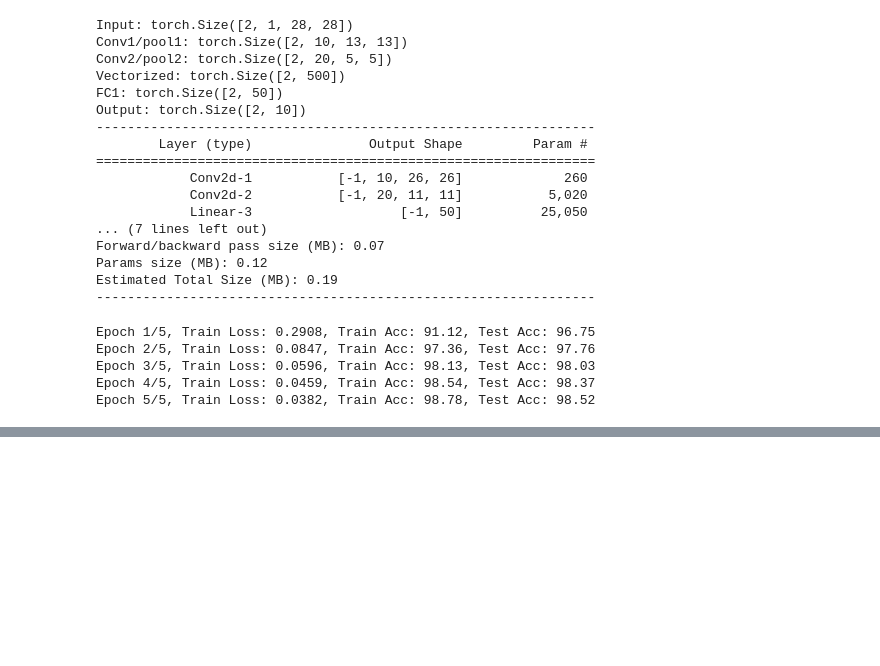
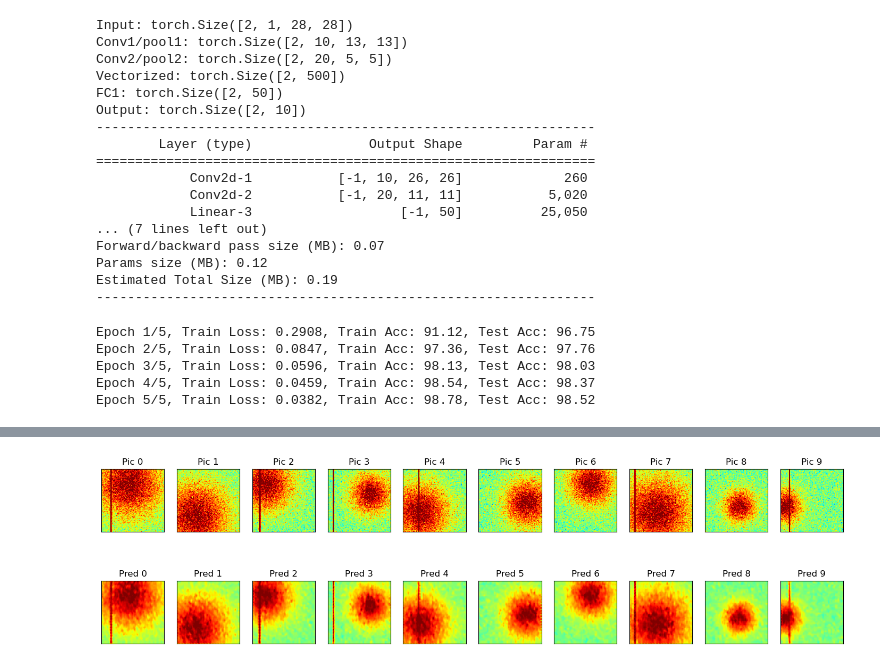
Before and after one commit to diaazg/Deep-learning, a Jupyter notebook: notebooks/CNN2.ipynb, the cells around one changed output, grey strips where cells are left out. Drawn from its saved outputs; the diff is of its cells as text; code cells hidden in the pictures; blank space fills up the shorter version.

```diff
--- a/notebooks/CNN2.ipynb
+++ b/notebooks/CNN2.ipynb
@@ -214,0 +364,25 @@ Epoch 5/5, Train Loss: 0.0382, Train Acc: 98.78, Test Acc: 98.52
+# %%
+pic2use = np.random.choice(nGauss,size=32,replace=False)
+X = images[pic2use,:,:,:]
+predections = net(X)
+
+fig,axs = plt.subplots(2,10,figsize=(18,5))
+
+for i in range(10):
+    G = torch.squeeze(X[i,:,:,:]).detach()
+    ax = axs[0,i]
+    ax.set_title(f'Pic {i}')
+    ax.imshow(G,cmap='jet',vmin=-1,vmax=1)
+    ax.set_xticks([])
+    ax.set_yticks([])
+
+    G = torch.squeeze(predections[i,:,:,:]).detach()
+    ax = axs[1,i]
+    ax.set_title(f'Pred {i}')
+    ax.imshow(G,cmap='jet',vmin=-1,vmax=1)
+    ax.set_xticks([])
+    ax.set_yticks([])
+
+plt.show()
+# %% [output]
+[figure, added]
```
Also changed, not shown: parts of 8 cells of this notebook, 1 other file.
